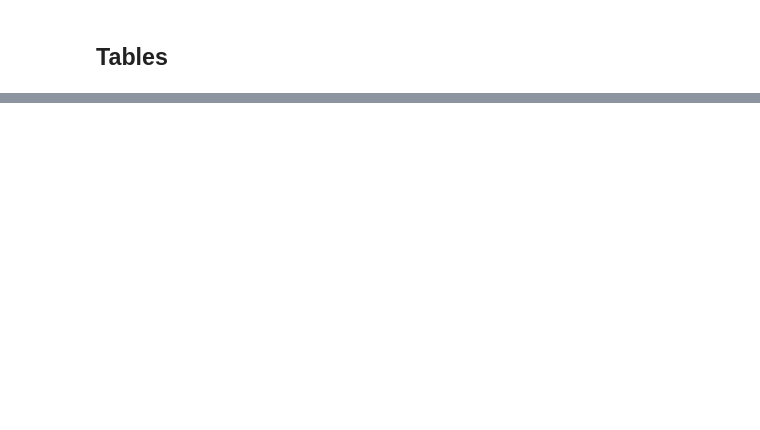
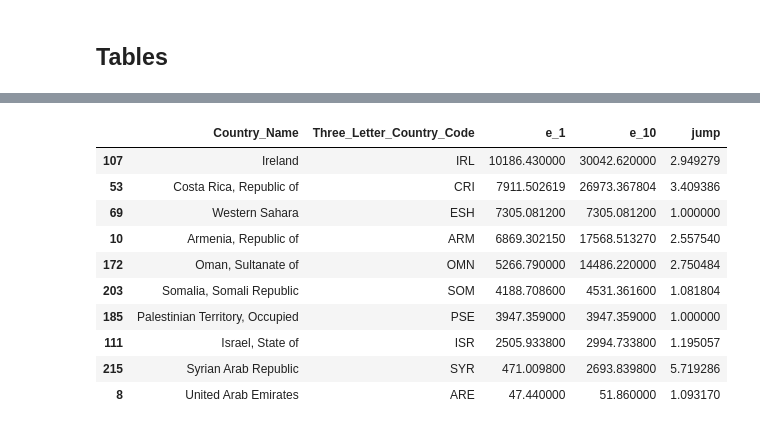
Before and after one commit to jasperroebroek/Plastic_flood, a Jupyter notebook: 04_figures.ipynb, the cells around one changed output, grey strips where cells are left out. Cells and saved outputs as stored; diff of their text form; code cells hidden in the pictures; blank space fills up the shorter version.

```diff
--- a/04_figures.ipynb
+++ b/04_figures.ipynb
@@ -536,0 +630,14 @@ df_flopros.loc[:, ['ISO', 'NAME_0', 'NAME_1', 'TYPE_1', 'ENGTYPE_1'] + \
+# %%
+df_countries.sort_values('e_1', ascending=False).tail(10).loc[:, ['Country_Name', 'Three_Letter_Country_Code', 'e_1', 'e_10', 'jump']]
+# %% [output]
+|  | Country_Name | Three_Letter_Country_Code | e_1 | e_10 | jump |
+| 107 | Ireland | IRL | 10186.430000 | 30042.620000 | 2.949279 |
+| 53 | Costa Rica, Republic of | CRI | 7911.502619 | 26973.367804 | 3.409386 |
+| 69 | Western Sahara | ESH | 7305.081200 | 7305.081200 | 1.000000 |
+| 10 | Armenia, Republic of | ARM | 6869.302150 | 17568.513270 | 2.557540 |
+| 172 | Oman, Sultanate of | OMN | 5266.790000 | 14486.220000 | 2.750484 |
+| 203 | Somalia, Somali Republic | SOM | 4188.708600 | 4531.361600 | 1.081804 |
+| 185 | Palestinian Territory, Occupied | PSE | 3947.359000 | 3947.359000 | 1.000000 |
+| 111 | Israel, State of | ISR | 2505.933800 | 2994.733800 | 1.195057 |
+| 215 | Syrian Arab Republic | SYR | 471.009800 | 2693.839800 | 5.719286 |
+| 8 | United Arab Emirates | ARE | 47.440000 | 51.860000 | 1.093170 |
```
Also changed, not shown: parts of 34 cells of this notebook, 3 other files.
